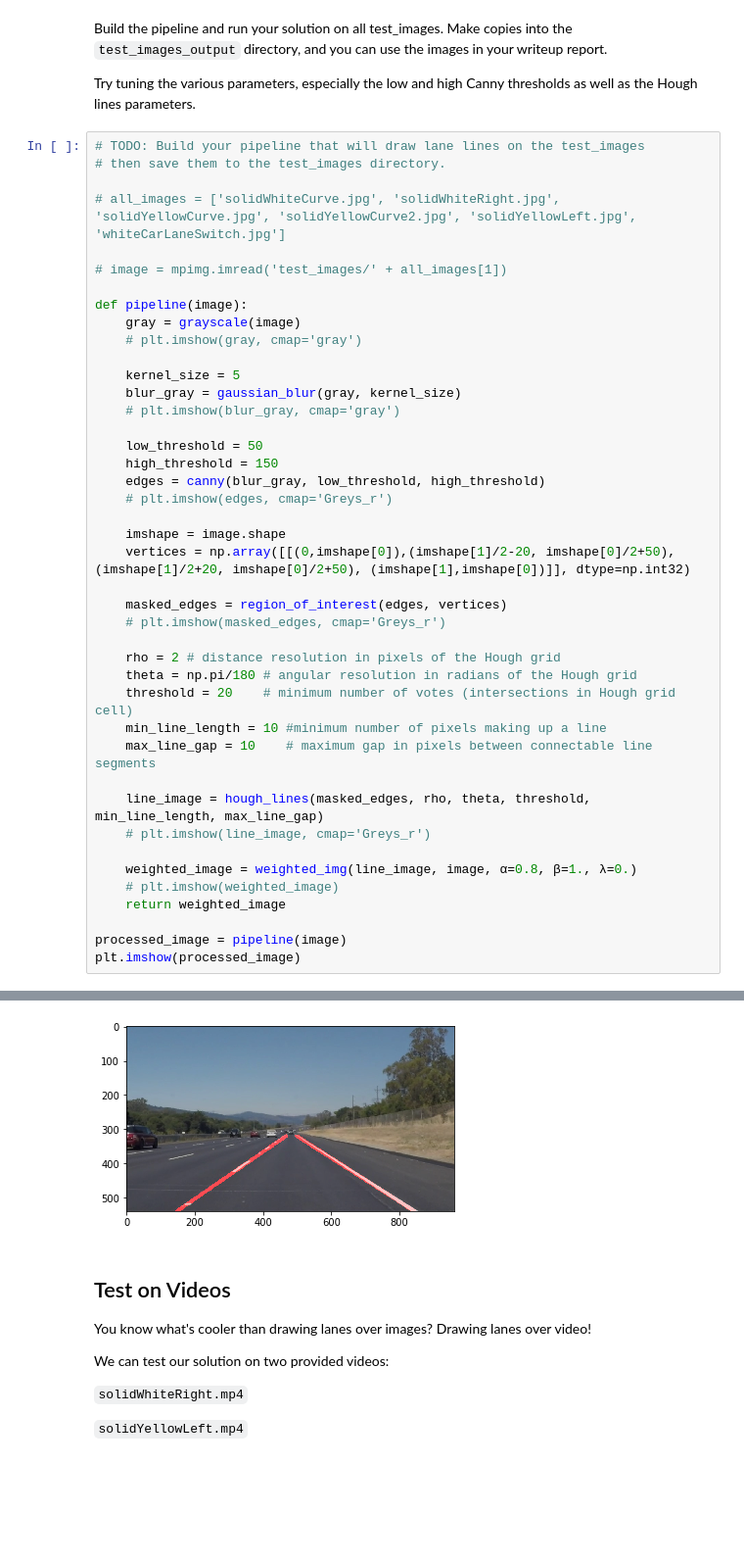
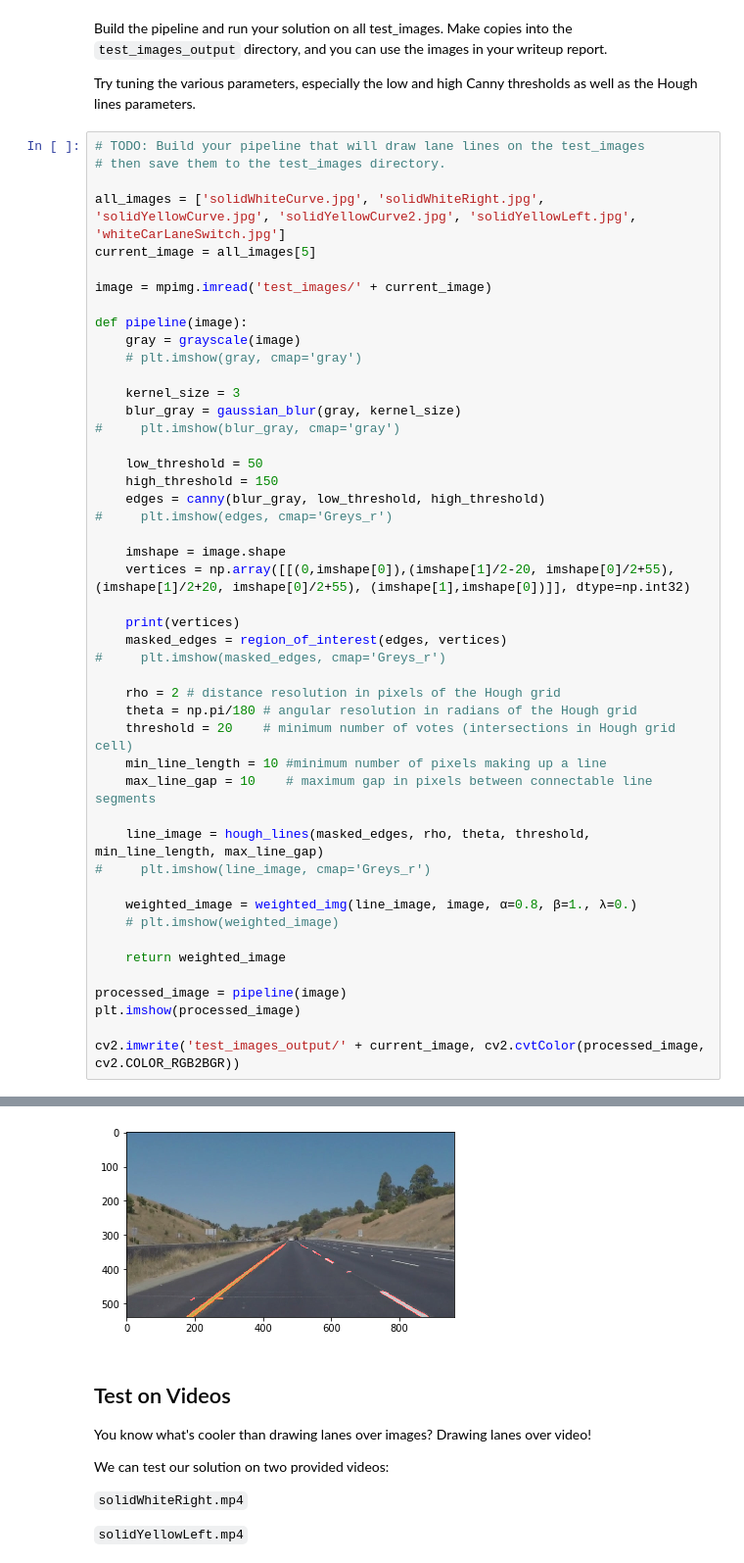
Before and after one commit to jw2856/CarND-LaneLines-P1, a Jupyter notebook: P1.ipynb, the cells around one changed output, grey strips where cells are left out. Shown at 98% size. Drawn from its saved outputs; the diff is of its cells as text; blank space fills up the shorter version.

```diff
--- a/P1.ipynb
+++ b/P1.ipynb
@@ -231,28 +235,30 @@ Try tuning the various parameters, especially the low and high Canny thresholds
 # TODO: Build your pipeline that will draw lane lines on the test_images
 # then save them to the test_images directory.
 
-# all_images = ['solidWhiteCurve.jpg', 'solidWhiteRight.jpg', 'solidYellowCurve.jpg', 'solidYellowCurve2.jpg', 'solidYellowLeft.jpg', 'whiteCarLaneSwitch.jpg']
+all_images = ['solidWhiteCurve.jpg', 'solidWhiteRight.jpg', 'solidYellowCurve.jpg', 'solidYellowCurve2.jpg', 'solidYellowLeft.jpg', 'whiteCarLaneSwitch.jpg']
+current_image = all_images[5]
 
-# image = mpimg.imread('test_images/' + all_images[1])
+image = mpimg.imread('test_images/' + current_image)
 
 def pipeline(image):
     gray = grayscale(image)
     # plt.imshow(gray, cmap='gray')
 
-    kernel_size = 5
+    kernel_size = 3
     blur_gray = gaussian_blur(gray, kernel_size)
-    # plt.imshow(blur_gray, cmap='gray')
+#     plt.imshow(blur_gray, cmap='gray')
 
     low_threshold = 50
     high_threshold = 150
     edges = canny(blur_gray, low_threshold, high_threshold)
-    # plt.imshow(edges, cmap='Greys_r')
+#     plt.imshow(edges, cmap='Greys_r')
 
     imshape = image.shape
-    vertices = np.array([[(0,imshape[0]),(imshape[1]/2-20, imshape[0]/2+50), (imshape[1]/2+20, imshape[0]/2+50), (imshape[1],imshape[0])]], dtype=np.int32)
+    vertices = np.array([[(0,imshape[0]),(imshape[1]/2-20, imshape[0]/2+55), (imshape[1]/2+20, imshape[0]/2+55), (imshape[1],imshape[0])]], dtype=np.int32)
 
+    print(vertices)
     masked_edges = region_of_interest(edges, vertices)
-    # plt.imshow(masked_edges, cmap='Greys_r')
+#     plt.imshow(masked_edges, cmap='Greys_r')
 
     rho = 2 # distance resolution in pixels of the Hough grid
     theta = np.pi/180 # angular resolution in radians of the Hough grid
@@ -261,12 +267,15 @@ def pipeline(image):
     max_line_gap = 10    # maximum gap in pixels between connectable line segments
 
     line_image = hough_lines(masked_edges, rho, theta, threshold, min_line_length, max_line_gap)
-    # plt.imshow(line_image, cmap='Greys_r')
+#     plt.imshow(line_image, cmap='Greys_r')
 
     weighted_image = weighted_img(line_image, image, α=0.8, β=1., λ=0.)
     # plt.imshow(weighted_image)
+
     return weighted_image
 
 processed_image = pipeline(image)
 plt.imshow(processed_image)
+
+cv2.imwrite('test_images_output/' + current_image, cv2.cvtColor(processed_image, cv2.COLOR_RGB2BGR))
 # %% [output]
@@ -274,4 +287,4 @@ plt.imshow(processed_image)
-[figure, old version]
+[figure, new version]
 # %% [markdown]
 ## Test on Videos
 
```
Also changed, not shown: parts of 2 cells of this notebook, 8 other files.
